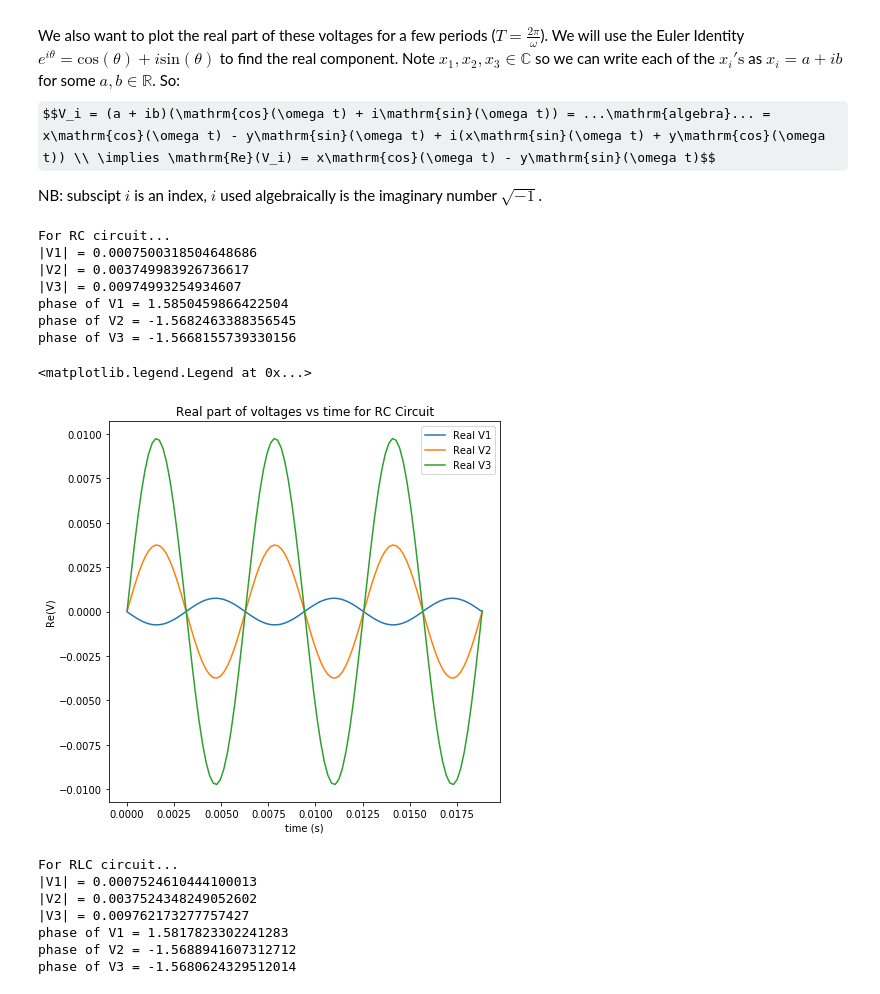
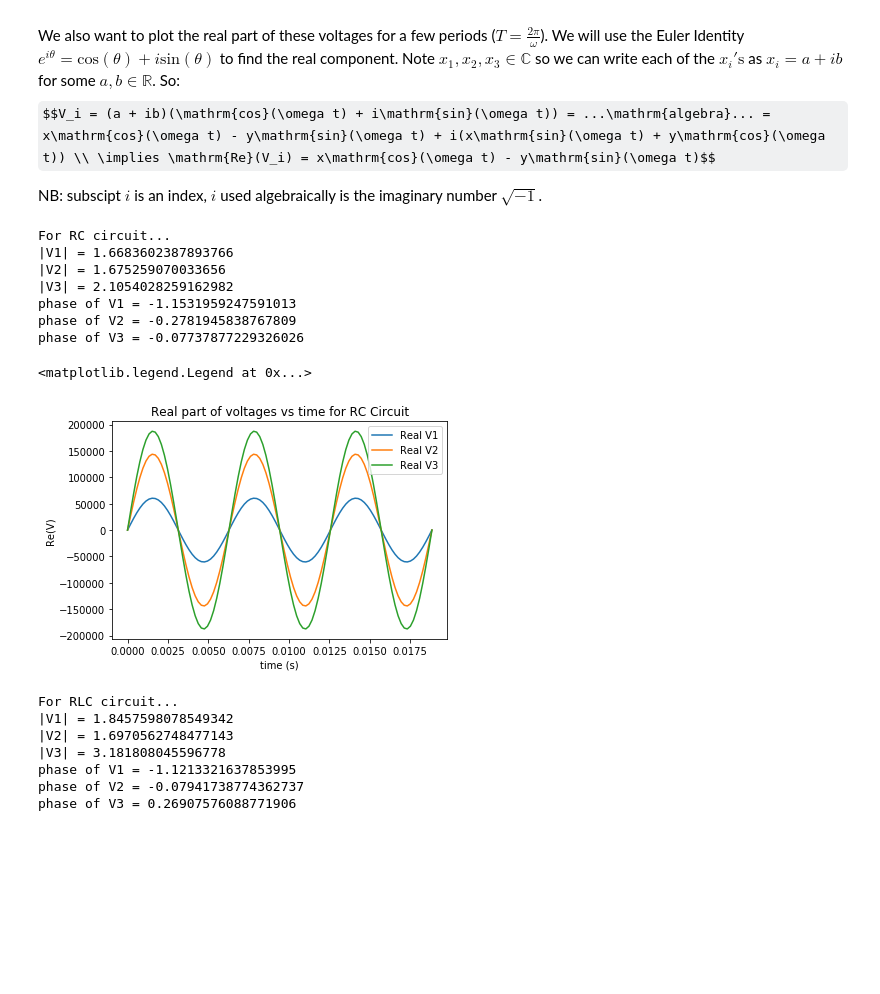
Before and after one commit to andrewkhardy/PHY-407, a Jupyter notebook: Lab04_Q1.ipynb, the cells around one changed output. Saved outputs shown, nothing was run; the diff lists cells and outputs as text; code cells hidden in the pictures; some formulas as TeX source; blank space fills up the shorter version.

```diff
--- a/Lab04_Q1.ipynb
+++ b/Lab04_Q1.ipynb
@@ -223,16 +219,17 @@ NB: subscipt $i$ is an index, $i$ used algebraically is the imaginary number $\s
 # %%
 #Q1 part c)
 #define constants
-R1 = 1 #kOhm
-R3 = 1 #kOhm
-R5 = 1 #kOhm
-R2 = 2 #kOhm
-R4 = 2 #kOhm
-R6 = 2 #kOhm
-C1 = 1 #micro F
-C2 = 0.5 #micro F
+R1 = 1000 #Ohm
+R3 = 1000 #Ohm
+R5 = 1000 #Ohm
+R2 = 2000 #Ohm
+R4 = 2000 #Ohm
+R6 = 2000 #Ohm
+C1 = 1e-6 #F
+C2 = 0.5e-6 #F
 xplus = 3 #V
 w = 1000 #rad s^-1
+
 #define system Mx = y
 
 M = np.array(\
@@ -271,34 +268,39 @@ print('phase of V2 = {0}'.format(phase_V2))
 print('phase of V3 = {0}'.format(phase_V3))
 # %% [output]
 For RC circuit...
-|V1| = 0.0007500318504648686
-|V2| = 0.003749983926736617
-|V3| = 0.00974993254934607
-phase of V1 = 1.5850459866422504
-phase of V2 = -1.5682463388356545
-phase of V3 = -1.5668155739330156
+|V1| = 1.6683602387893766
+|V2| = 1.675259070033656
+|V3| = 2.1054028259162982
+phase of V1 = -1.1531959247591013
+phase of V2 = -0.2781945838767809
+phase of V3 = -0.07737877229326026
 # %%
 #plot voltages with their time-evolving phases for several periods
 #for RC circuit
 T = 2*np.pi/w #1 period in s
 t = np.linspace(0,3*T,100) #time for 3 periods
+#add complex time evoltution
+#python doesn't know eulers identity so we hard code it
+#for e^{i w t}
+V1_fct_time = V1*(np.cos(w*t) + i*np.sin(w*t))
+V2_fct_time = V2*(np.cos(w*t) + i*np.sin(w*t))
+V3_fct_time = V3*(np.cos(w*t) + i*np.sin(w*t))
 #get real components of voltage according to derived
-#expression in introduction
-V1_real = V1.real*np.cos(w*t) - V1.imag*np.sin(w*t)
-V2_real = V2.real*np.cos(w*t) - V2.imag*np.sin(w*t)
-V3_real = V3.real*np.cos(w*t) - V3.imag*np.sin(w*t)
+V1_real = np.real(V1_fct_time)
+V2_real = np.real(V2_fct_time)
+V3_real = np.real(V3_fct_time)
 
-plt.figure(figsize = plotsize)
+plt.figure()
 plt.plot(t,V1_real,label = 'Real V1')
 plt.plot(t,V2_real,label = 'Real V2')
 plt.plot(t,V3_real,label = 'Real V3')
 plt.title('Real part of voltages vs time for RC Circuit')
 plt.ylabel('Re(V)')
 plt.xlabel('time (s)')
 plt.legend()
 # %% [output]
 <matplotlib.legend.Legend at 0x...>
-[figure, old version]
+[figure, new version]
 # %%
 Mp = np.array([[((1/R1) + (1/R4)+1j*w*C1),1j*w*C1,0],[-1j*w*C1,((1/R2) + (1/R5) + 1j*w*C1 + 1j*w*C2),-1j*w*C2],[0, -1j*w*C2, ((1/R3) + (1/(1j*R6)) + 1j*w*C2)]],dtype=np.complex_)
 #solve (Mp)(xp) = y
@@ -328,12 +330,12 @@ print('phase of V2 = {0}'.format(phase_V2p))
 print('phase of V3 = {0}'.format(phase_V3p))
 # %% [output]
 For RLC circuit...
-|V1| = 0.0007524610444100013
-|V2| = 0.0037524348249052602
-|V3| = 0.009762173277757427
-phase of V1 = 1.5817823302241283
-phase of V2 = -1.5688941607312712
-phase of V3 = -1.5680624329512014
+|V1| = 1.8457598078549342
+|V2| = 1.6970562748477143
+|V3| = 3.181808045596778
+phase of V1 = -1.1213321637853995
+phase of V2 = -0.07941738774362737
+phase of V3 = 0.26907576088771906
 # %%
 #plot voltages with their time-evolving phases for several periods
 #for RLC circuit
```
Also changed, not shown: parts of 8 cells of this notebook.
